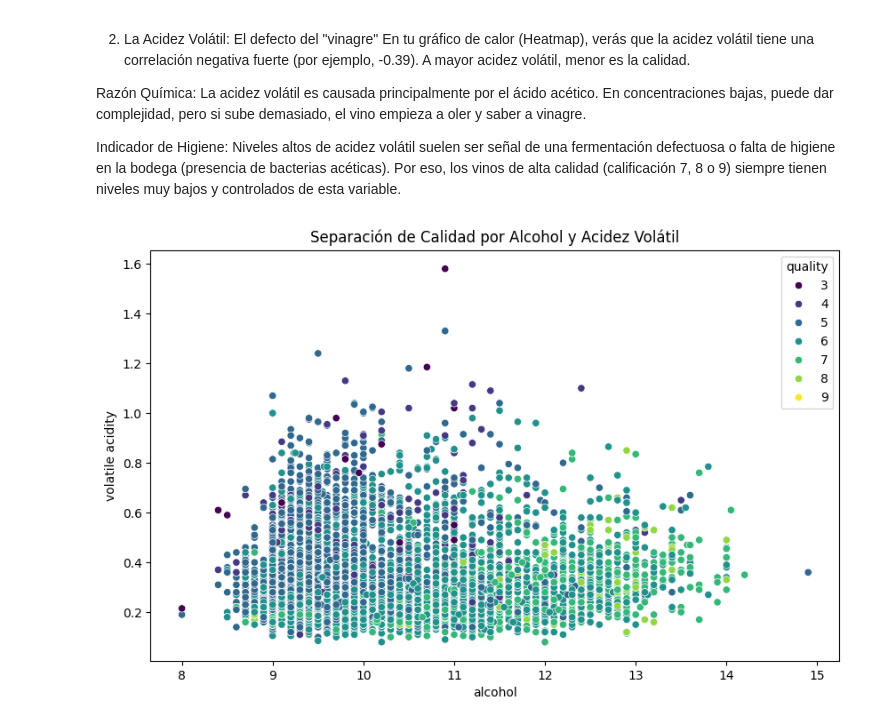
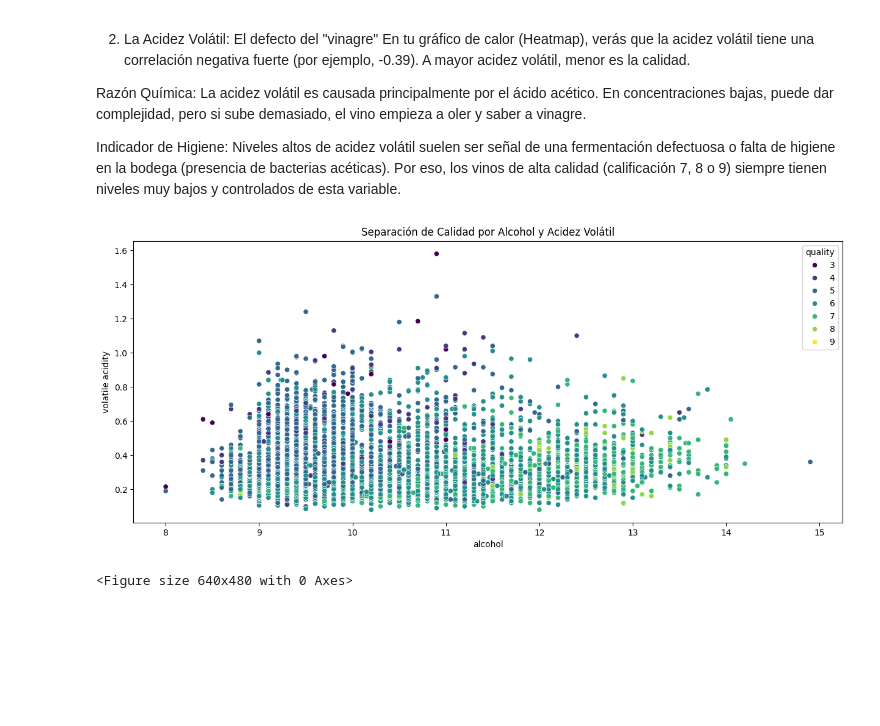
Before and after one commit to AndresCba89/vinos, a Jupyter notebook: EDA.ipynb, the cells around one changed output. Drawn from its saved outputs; the diff is of its cells as text; code cells hidden in the pictures; blank space fills up the shorter version.

Commit message:
creacion de carpeta graficos y guardado

```diff
--- a/EDA.ipynb
+++ b/EDA.ipynb
@@ -138,9 +150,12 @@ Razón Química: La acidez volátil es causada principalmente por el ácido acé
 
 Indicador de Higiene: Niveles altos de acidez volátil suelen ser señal de una fermentación defectuosa o falta de higiene en la bodega (presencia de bacterias acéticas). Por eso, los vinos de alta calidad (calificación 7, 8 o 9) siempre tienen niveles muy bajos y controlados de esta variable.
 # %%
-plt.figure(figsize=(10, 6))
+plt.figure(figsize=(15, 6))
 sns.scatterplot(x='alcohol', y='volatile acidity', hue='quality', data=df, palette='viridis')
 plt.title('Separación de Calidad por Alcohol y Acidez Volátil')
 plt.show()
+ruta_guardado = os.path.join (r'A:/Clases/practica_vinos/graficos', 'separacion.png')
+plt.savefig(ruta_guardado)
 # %% [output]
-[figure, old version]
+[figure, new version]
+<Figure size 640x480 with 0 Axes>
```
Also changed, not shown: parts of 5 cells of this notebook, 5 other files.
